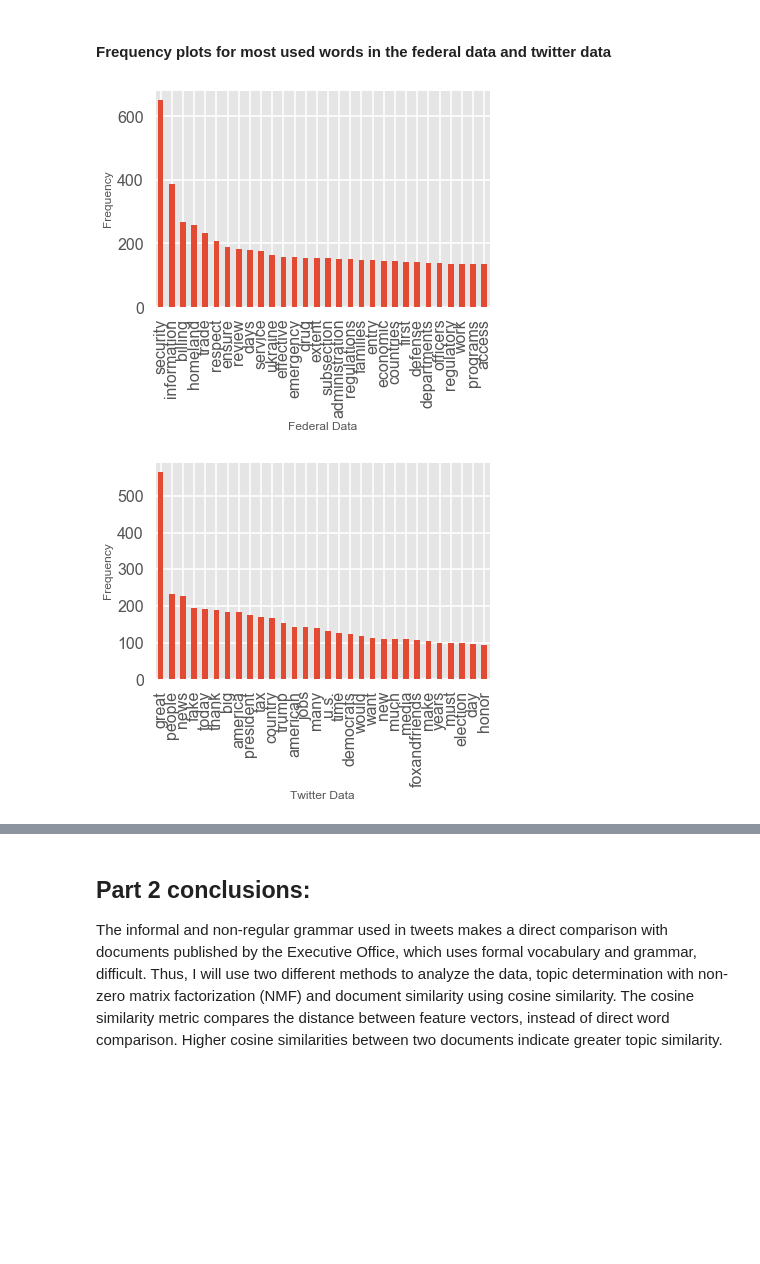
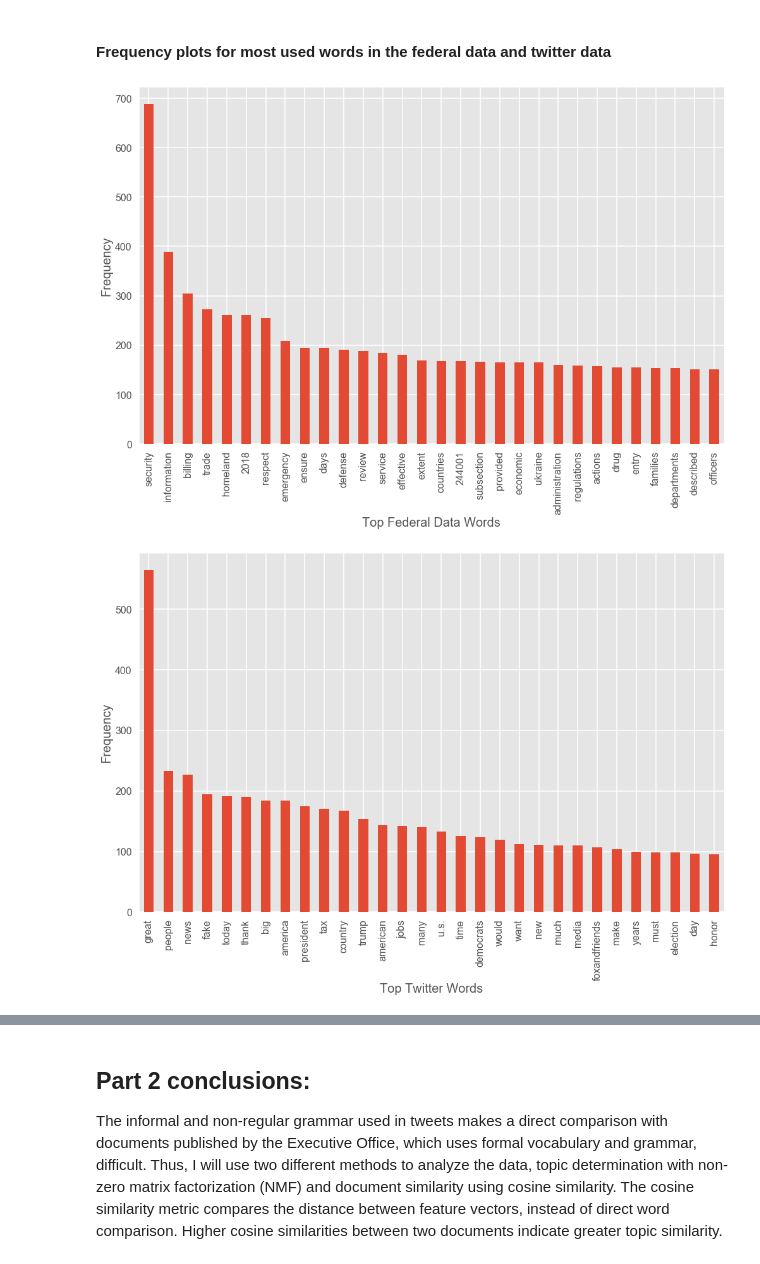
Before and after one commit to mtchem/Twitter-Politics, a Jupyter notebook: NLP-comparing-tweets-fed_docs.ipynb, the cells around one changed output, grey strips where cells are left out. Drawn from its saved outputs; the diff is of its cells as text; code cells hidden in the pictures; blank space fills up the shorter version.

```diff
--- a/NLP-comparing-tweets-fed_docs.ipynb
+++ b/NLP-comparing-tweets-fed_docs.ipynb
@@ -291,7 +314,7 @@ stop_twitter = set(list(itertools.chain(*(twitter_data.hash_tags + twitter_data[
 # stop words for federal documents
 stop_fed_docs = ['united', 'states', '1','2','3','4','5','6','7','8','9','10', '11','12','13','14','15',
                  '16','17','18','19','20','21','22','23','24','25','26','27','28','29','30','31','2016', '2015','2014',
-                 'federal','shall', '4790', 'national', '2017', 'order','president', 'presidential', 'sep',
+                 'federal','shall','1.','2.','3.', '4790', 'national', '2017', 'order','president', 'presidential', 'sep',
                  'register','po','verdate', 'jkt','00000','frm','fmt','sfmt','vol','section','donald',
                  'act','america', 'executive','secretary', 'law', 'proclamation','81','day','including', 'code',
                  '4705','authority', 'agencies', '241001', 'americans','238001','year', 'amp',
@@ -338,19 +361,28 @@ top_30_fed = doc_freq.most_common(30)
 # %%
 # frequency plot for the most used Federal Data
 df = pd.DataFrame(top_30_fed, columns=['Federal Data', 'frequency'])
-df.plot(kind='bar', x='Federal Data',legend=None)
-plt.ylabel('Frequency')
+ax = df.plot(kind='bar', x='Federal Data',legend=None, figsize=(14,10))
+# change tick markes
+plt.tick_params(top='off', bottom = 'on', left = 'on', right = 'off', labelleft = 'on', labelbottom = 'on')
+plt.ylabel('Frequency', fontsize=20)
+plt.xlabel('Top Federal Data Words', fontsize=20)
+plt.tight_layout()
 plt.show()
 # %% [output]
-[figure, old version]
+[figure, new version]
 # %%
 # frequency plot for the most used words in the twitter data
 df = pd.DataFrame(top_30_tweet, columns=['Twitter Data', 'frequency'])
-df.plot(kind='bar', x='Twitter Data',legend=None)
+ax = df.plot(kind='bar', x='Twitter Data',legend=None, figsize=(14,10))
 plt.ylabel('Frequency')
+# change tick markes
+plt.tick_params(top='off', bottom = 'on', left = 'on', right = 'off', labelleft = 'on', labelbottom = 'on')
+plt.ylabel('Frequency', fontsize=20)
+plt.xlabel('Top Twitter Words', fontsize=20)
+plt.tight_layout()
 plt.show()
 # %% [output]
-[figure, old version]
+[figure, new version]
 # %%
 # find the unique words in each dataset
 joint_words = list((set(all_document_words)).intersection(all_twitter_words))
```
Also changed, not shown: parts of 15 cells of this notebook, 15 other files.
